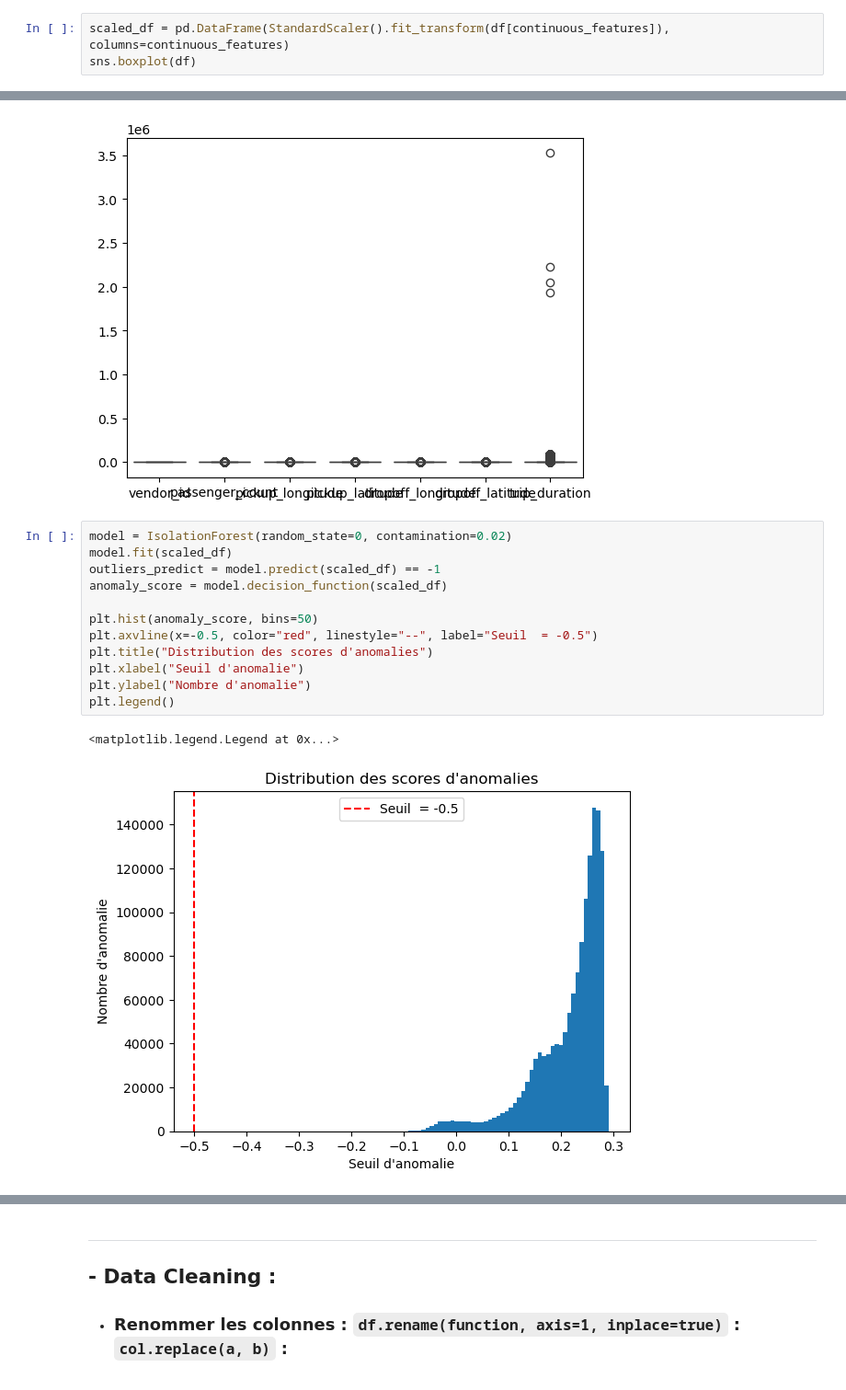
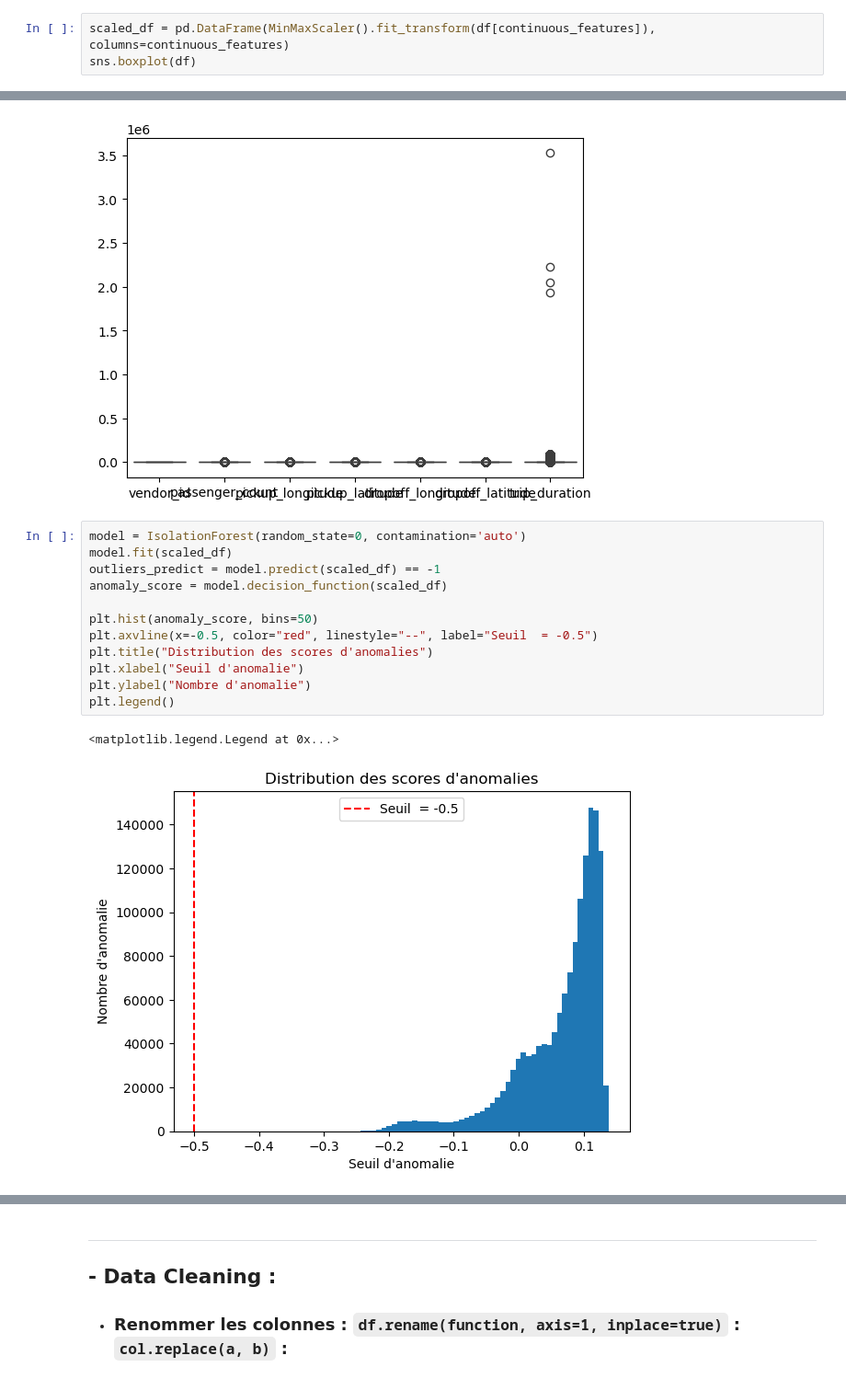
Before and after one commit to Chriishero/Programmation, a Jupyter notebook: Python/Intelligence Artificielle/Projet/New York City Taxi Trip Duration (Kaggle)/EDA.ipynb, the cells around one changed output, grey strips where cells are left out. Shown at 92% size. Saved outputs shown, nothing was run; the diff lists cells and outputs as text.

```diff
--- a/Python/Intelligence Artificielle/Projet/New York City Taxi Trip Duration (Kaggle)/EDA.ipynb
+++ b/Python/Intelligence Artificielle/Projet/New York City Taxi Trip Duration (Kaggle)/EDA.ipynb
@@ -144,21 +154,21 @@ trip_duration :  0.0014211829617096427
 # %%
-scaled_df = pd.DataFrame(StandardScaler().fit_transform(df[continuous_features]), columns=continuous_features)
+scaled_df = pd.DataFrame(MinMaxScaler().fit_transform(df[continuous_features]), columns=continuous_features)
 sns.boxplot(df)
 # %% [output]
 <Axes: >
 [figure]
 # %%
-model = IsolationForest(random_state=0, contamination=0.02)
+model = IsolationForest(random_state=0, contamination='auto')
 model.fit(scaled_df)
 outliers_predict = model.predict(scaled_df) == -1
 anomaly_score = model.decision_function(scaled_df)
 
 plt.hist(anomaly_score, bins=50)
 plt.axvline(x=-0.5, color="red", linestyle="--", label="Seuil  = -0.5")
 plt.title("Distribution des scores d'anomalies")
 plt.xlabel("Seuil d'anomalie")
 plt.ylabel("Nombre d'anomalie")
 plt.legend()
 # %% [output]
 <matplotlib.legend.Legend at 0x...>
-[figure, old version]
+[figure, new version]
```
Also changed, not shown: parts of 5 cells of this notebook.
